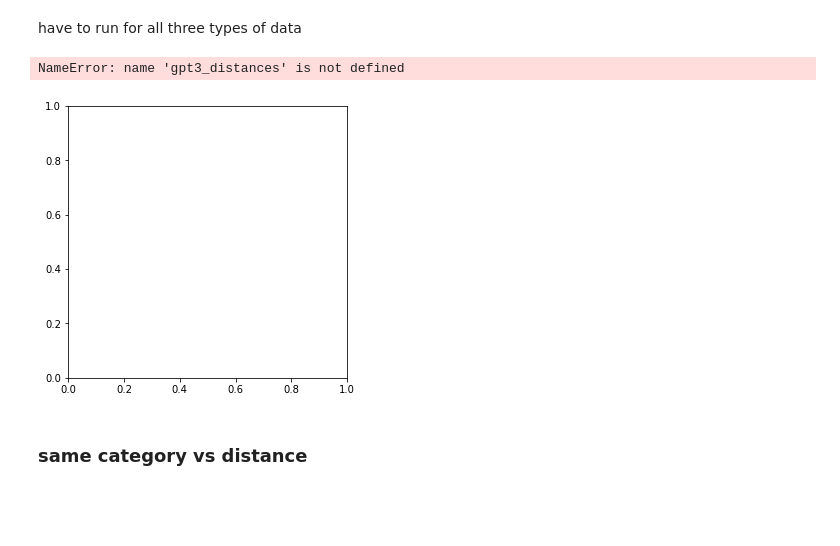
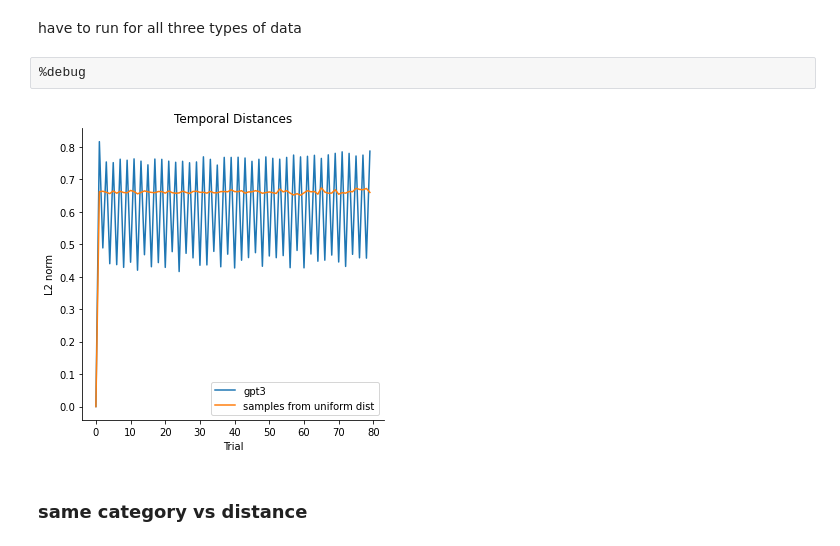
Before and after one commit to akjagadish/vanilla-llama, a Jupyter notebook: categorisation/notebooks/llms.ipynb, the cells around one changed output. Drawn from its saved outputs; the diff is of its cells as text; code cells hidden in the pictures; blank space fills up the shorter version.

Commit message:
update plots and utisl

```diff
--- a/categorisation/notebooks/llms.ipynb
+++ b/categorisation/notebooks/llms.ipynb
@@ -156,40 +219,44 @@ def l2_distance_trials_all(data, target='A', shift=1, within_targets=False, llam
     return distances
 # %%
 from utils import l2_distance_trials_all
-# %%
-dds = []
-random = True
-assert random == False if llama else 'no need of random for llama'
-shifts = 4 if llama else 86
-within_targets = True
-for shift in range(0, shifts):
-    distances = l2_distance_trials_all(llama_gen_tasks, target='A', shift=shift, within_targets=within_targets, llama=llama, random=random)
-    dds.append(distances)
-nan_distances = np.nanmean(np.nanmean(np.stack(dds),1),1)
-
-if llama:
-    llama_distances = nan_distances
-elif random:
-    random_distances = nan_distances
-else:
-    gpt3_distances = nan_distances
 # %% [markdown]
 have to run for all three types of data
+# %%
+for rr in [True, False]:
+    dds = []
+    assert random == False if llama else 'no need of random for llama'
+    shifts = 4 if llama else 80
+    within_targets = False
+    for shift in range(0, shifts):
+        distances = l2_distance_trials_all(llama_gen_tasks, target='A', shift=shift, within_targets=within_targets, llama=llama, random=rr)
+        dds.append(distances)
+    nan_distances = np.nanmean(np.nanmean(np.stack(dds),1),1)
+
+    if llama:
+        llama_distances = nan_distances
+    elif rr:
+        random_distances = nan_distances
+    elif model=='gpt3':
+        gpt3_distances = nan_distances
+    elif model=='gpt4':
+        gpt4_distances = nan_distances
+# %% [raw]
+%debug
 # %%
 f, ax = plt.subplots(1, 1, figsize=(5,5))
-ax.plot(gpt3_distances, label='gpt3')
+
+ax.plot(gpt3_distances if model=='gpt3' else gpt4_distances, label='gpt3')
 ax.plot(random_distances, label='samples from uniform dist')
 #ax.plot(llama_distances, label = 'llama')
 ax.set_xlabel('Trial')
 ax.set_ylabel('L2 norm')
 ax.set_title(f'Temporal Distances')
 ax.legend()
 sns.despine()
 f.tight_layout()
 plt.show()
 # %% [output]
-NameError: name 'gpt3_distances' is not defined
-[figure, old version]
+[figure, new version]
 # %% [markdown]
 ### same category vs distance
 # %%
```
Also changed, not shown: parts of 52 cells of this notebook, 3 other files.
